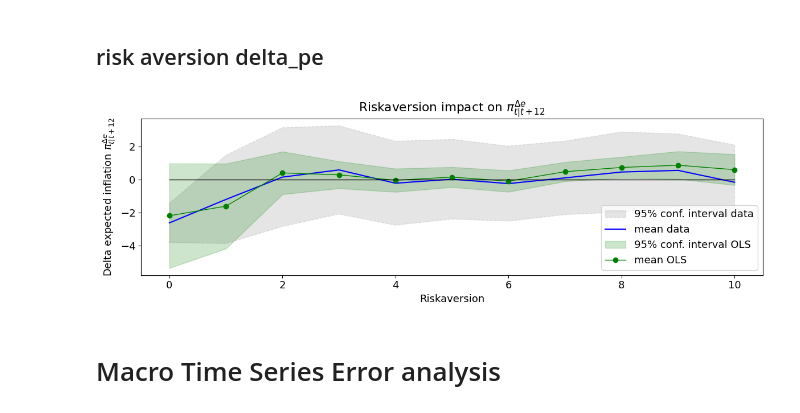
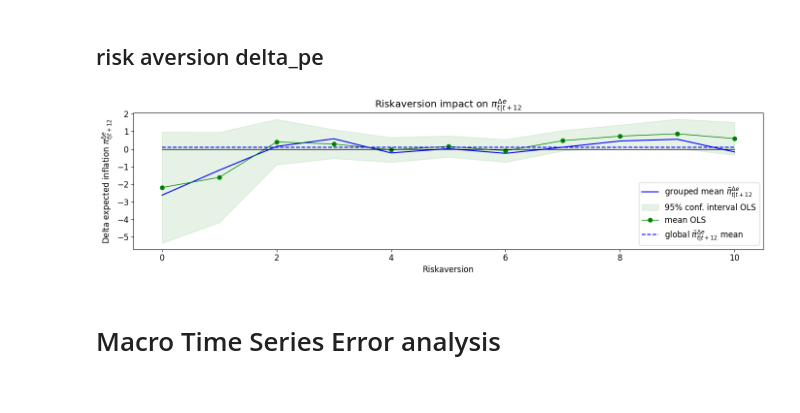
Before and after one commit to lukasgrahl/memoire2, a Jupyter notebook: notebooks/03-Analysis.ipynb, the cells around one changed output. Saved outputs shown, nothing was run; the diff lists cells and outputs as text; code cells hidden in the pictures.

```diff
--- a/notebooks/03-Analysis.ipynb
+++ b/notebooks/03-Analysis.ipynb
@@ -75,6 +75,8 @@ df = pd_join_dfs([df, hhp.set_index('date_forecast')[
     ['pi_exp_MY', 'i_exp_MY', 'pi_exp975_MY', 'pi_exp975_WY', 'pi_exp025_MY', 'pi_exp025_WY', 'pi_exp_WY']
 ].drop_duplicates().add_suffix("_F"),],
                  index_name='date_recorded')
+# %%
+df = df.set_index('date_recorded').join(bei.bei)
 # %%
 df['pi_exp_uncertainty_WY_F'] = df['pi_exp975_WY_F'] - df['pi_exp025_WY_F']
 df['pi_perc_uncertainty_WY'] = df['pi_perc95_WY'] - df['pi_perc05_WY']
@@ -207,8 +214,8 @@ dict_cols_pretty_names = {
 # %%
-fig, axes = plt.subplots(1,3,)
-for i, ax in enumerate(axes.ravel()):
+fig, axes = get_fig_subplots(3, 3, figsize=(14,1.5))
+for i, ax in enumerate(axes):
     ax.set_title(lst_error_cols[i], size=10)
-    ax.hist(df[['id', lst_error_cols[i]]].drop_duplicates().drop('id', axis=1).dropna(), )
+    ax.hist(df[['id', lst_error_cols[i]]].drop_duplicates().drop('id', axis=1).dropna(), color='blue', alpha=.8, density=True)
     ax.set_title(dict_cols_pretty_names[lst_error_cols[i]])
 
 fig.suptitle("Expectation and Perception Residuals")
@@ -505,29 +321,32 @@ sub2 = sub2.swaplevel(axis=1)['delta_pe_MY_error_act'].loc[[i for i in sub2.inde
+# %%
+sub2 = get_statsmodels_summary(lst_ols_mods, ['conf_upper', 'conf_lower', 'coef']).copy()
+sub2 = sub2.swaplevel(axis=1)['delta_pe_MY_error_act'].loc[[i for i in sub2.index if 'risk' in i]]
+sub2.index = [int(float(i.split('riskaversion')[-1])) for i in sub2.index]
+
+sub = ols_data2.loc[~ols_data2.riskaversion.isna()].copy()
+sub = sub[['delta_pe_MY_error_act', 'riskaversion']].dropna()
+mean = sub.delta_pe_MY_error_act.mean()
+sub = sub.groupby('riskaversion', observed=True).aggregate(['mean', 'std']).droplevel(0, axis=1)
+sub.index = [int(float(i)) for i in sub.index]
+
+sub = sub.join(sub2)
 # %%
-sub = ols_data2.loc[~ols_data2.riskaversion.isna()].copy()
-sub = sub[['delta_pe_MY_error_act', 'riskaversion']].dropna()
-sub = sub.groupby('riskaversion', observed=True).aggregate(['mean', 'std']).droplevel(0, axis=1)
-
-fig, ax = plt.subplots(1,1, figsize=(12,4))
-ax.fill_between(sub.index, sub['mean'] - 1 *  sub['std'], sub['mean'] + 1 *  sub['std'], alpha=.2, color='grey',
-                 label='95% conf. interval data', linestyle='dashed')
-ax.plot(sub['mean'], color='blue', label='mean data')
-y_lim = ax.get_ylim()
-
-ax.fill_between(sub.index, sub2['conf_lower'], sub2['conf_upper'], color='green', alpha=.2, label='95% conf. interval OLS')
-ax.plot(sub2['coef'].values, lw=1, marker='o', color='green', label='mean OLS')
-ax.plot(sub.index, list([0] * len(sub2)), color='black', lw=1)
-
-# ax.set_ylim(y_lim)
+fig, ax = get_fig_subplots()
+ax.plot(sub['mean'], color='blue', label='grouped mean $\~{\pi}^{\Delta e}_{t|t+12}$')
+ax.fill_between(sub.index, sub['conf_lower'], sub['conf_upper'], color='green', alpha=.1, label='95% conf. interval OLS')
+ax.plot(sub['coef'], lw=1, marker='o', color='green', label='mean OLS')
+ax.plot(sub.index, list([0] * len(sub2)), color='black', lw=1,)
+ax.plot(sub.index, list([mean] * len(sub)), label='global $\~{\pi}^{\Delta e}_{t|t+12}$ mean', color='blue', linestyle='dashed')
 
 ax.legend()
 ax.set_xlabel("Riskaversion")
-ax.set_ylabel("Delta expected inflation $\pi^{\Delta e}_{t|t+12}$")
-ax.set_title("Riskaversion impact on $\pi^{\Delta e}_{t|t+12}$")
+ax.set_ylabel("Delta expected inflation ${\pi^{\Delta e}_{t|t+12}$")
+ax.set_title("Riskaversion impact on $\~{\pi}^{\Delta e}_{t|t+12}$")
 
 fig.tight_layout()
 save_fig(fig, "riskaversion.png", GRAPHS_DIR)
 # %% [output]
-[figure, old version]
+[figure, new version]
 # %% [markdown]
 # Macro Time Series Error analysis
 # %% [markdown]
```
Also changed, not shown: parts of 54 cells of this notebook, 2 other files.
